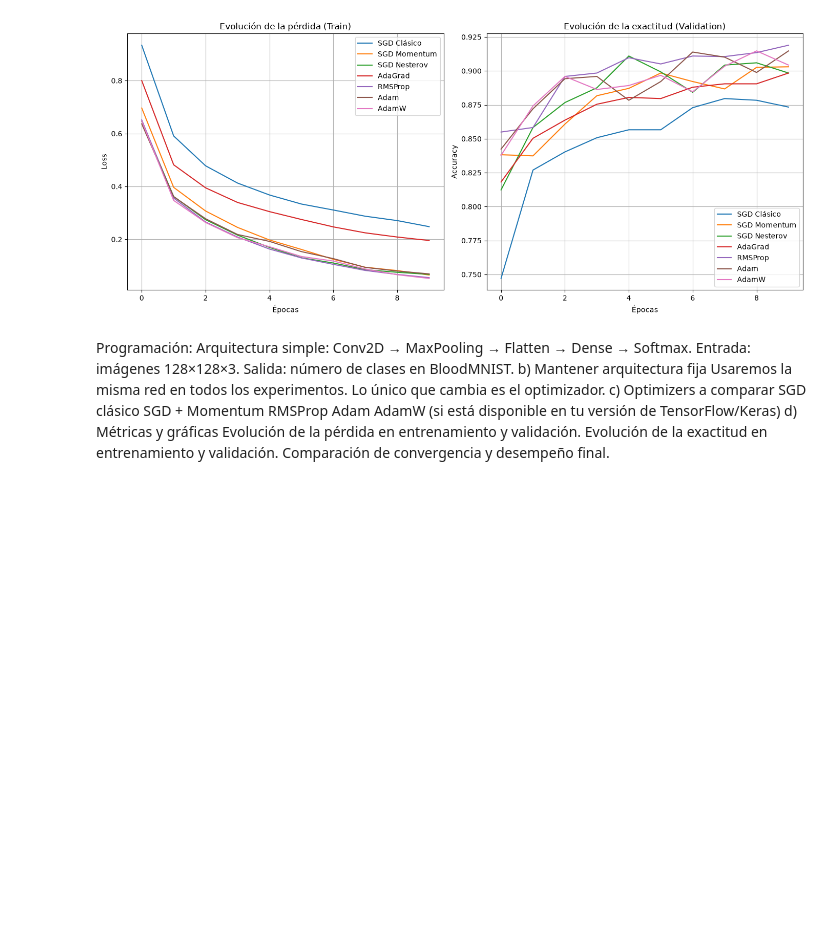
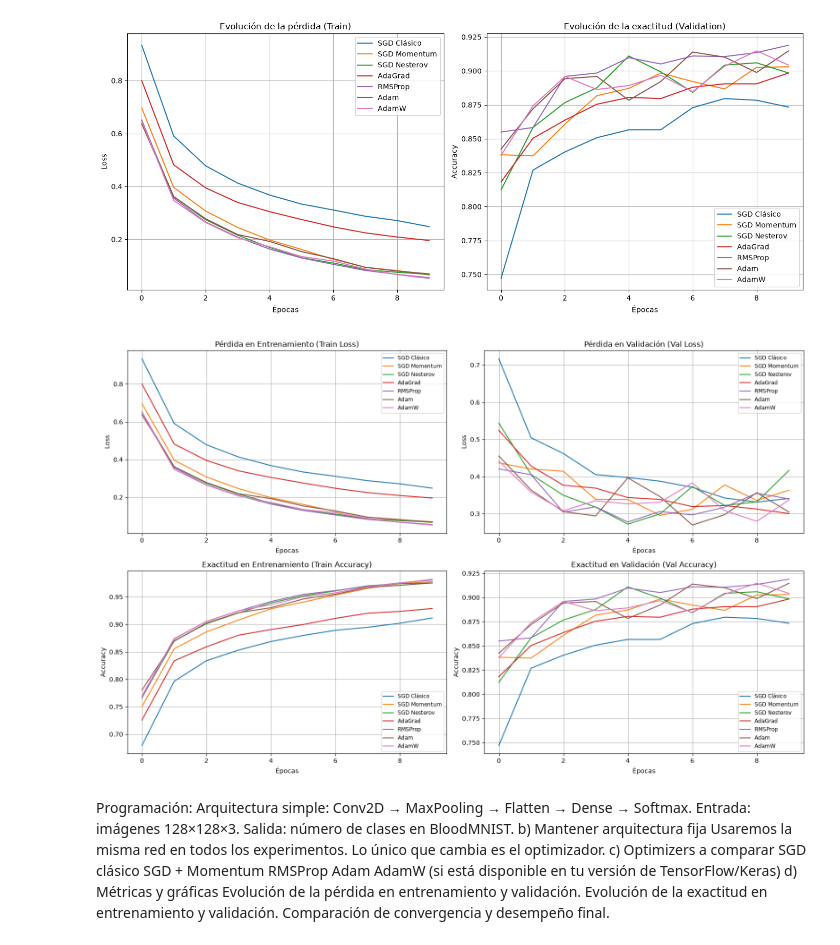
Before and after one commit to gapalfaro-cmyk/Proyecto-de-fin-de-modulo-7---Alfaro-Badillo-Cruz-Perez-Rupit, a Jupyter notebook: Programacion.ipynb, the cells around one changed output. Saved outputs shown, nothing was run; the diff lists cells and outputs as text; code cells hidden in the pictures; blank space fills up the shorter version.

```diff
--- a/Programacion.ipynb
+++ b/Programacion.ipynb
@@ -888,6 +888,49 @@ Finalizado -> Train Acc: 0.9755 | Val Acc: 0.9147
 --- Entrenando con AdamW ---
 Finalizado -> Train Acc: 0.9823 | Val Acc: 0.9043
 [figure]
+# %%
+fig, axs = plt.subplots(2, 2, figsize=(16, 10))
+
+# Pérdida en Entrenamiento (Para ver quién baja más rápido)
+for name, history in histories.items():
+    axs[0, 0].plot(history.history["loss"], label=name)
+axs[0, 0].set_title("Pérdida en Entrenamiento (Train Loss)")
+axs[0, 0].set_xlabel("Épocas")
+axs[0, 0].set_ylabel("Loss")
+axs[0, 0].legend(fontsize='small')
+axs[0, 0].grid(True)
+
+# Pérdida en Validación
+for name, history in histories.items():
+    axs[0, 1].plot(history.history["val_loss"], label=name)
+axs[0, 1].set_title("Pérdida en Validación (Val Loss)")
+axs[0, 1].set_xlabel("Épocas")
+axs[0, 1].set_ylabel("Loss")
+axs[0, 1].legend(fontsize='small')
+axs[0, 1].grid(True)
+
+# Exactitud en Entrenamiento (Para ver quién aprende mejor los datos base)
+for name, history in histories.items():
+    axs[1, 0].plot(history.history["accuracy"], label=name)
+axs[1, 0].set_title("Exactitud en Entrenamiento (Train Accuracy)")
+axs[1, 0].set_xlabel("Épocas")
+axs[1, 0].set_ylabel("Accuracy")
+axs[1, 0].legend(fontsize='small')
+axs[1, 0].grid(True)
+
+# Exactitud en Validación (Para ver quién generaliza mejor)
+for name, history in histories.items():
+    axs[1, 1].plot(history.history["val_accuracy"], label=name)
+axs[1, 1].set_title("Exactitud en Validación (Val Accuracy)")
+axs[1, 1].set_xlabel("Épocas")
+axs[1, 1].set_ylabel("Accuracy")
+axs[1, 1].legend(fontsize='small', loc='lower right')
+axs[1, 1].grid(True)
+
+plt.tight_layout()
+plt.show()
+# %% [output]
+[figure, added]
 # %% [markdown]
 Programación:
 Arquitectura simple:
```
